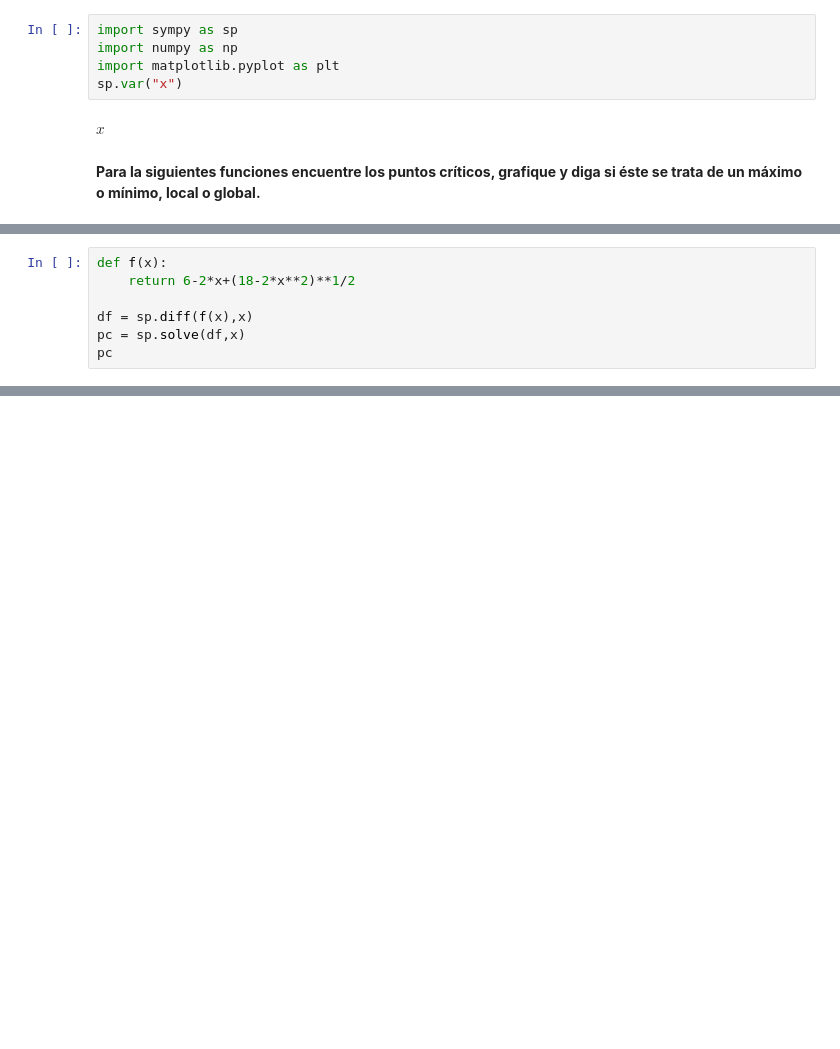
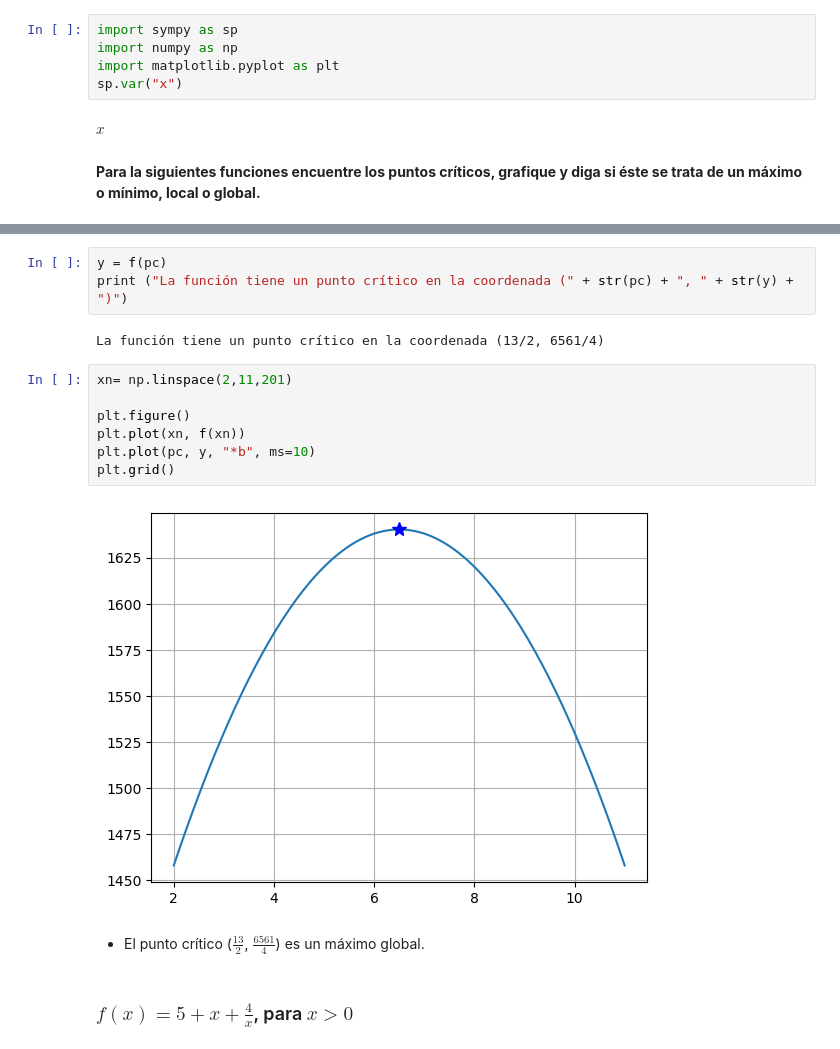
Before and after one commit to AndreaZamora5838/A01---Python-, a Jupyter notebook: A02 - Sympy.ipynb, the cells around one changed output, grey strips where cells are left out. Drawn from its saved outputs; the diff is of its cells as text; blank space fills up the shorter version.

```diff
--- a/A02 - Sympy.ipynb
+++ b/A02 - Sympy.ipynb
@@ -85,7 +14,0 @@ $f(x)=\frac{1}{4}x^4+\frac{1}{3}x^3-x^2$ en el intervalo $[-3,1.7]$
-# %%
-def f(x):
-    return 6-2*x+(18-2*x**2)**1/2
-
-df = sp.diff(f(x),x)
-pc = sp.solve(df,x)
-pc
@@ -98,0 +26,18 @@ Disponemos de una barra de aluminio de 6 metros para construir una portería de
+# %%
+y = f(pc)
+print ("La función tiene un punto crítico en la coordenada (" + str(pc) + ", " + str(y) + ")")
+# %% [output]
+La función tiene un punto crítico en la coordenada (13/2, 6561/4)
+# %%
+xn= np.linspace(2,11,201)
+
+plt.figure()
+plt.plot(xn, f(xn))
+plt.plot(pc, y, "*b", ms=10)
+plt.grid()
+# %% [output]
+[figure, added]
+# %% [markdown]
+- El punto crítico ($\frac{13}{2}$, $\frac{6561}{4}$) es un máximo global.
+# %% [markdown]
+ ### $f(x)=5+x+\frac{4}{x}$, para $x>0$
```
Also changed, not shown: parts of 51 cells of this notebook.
